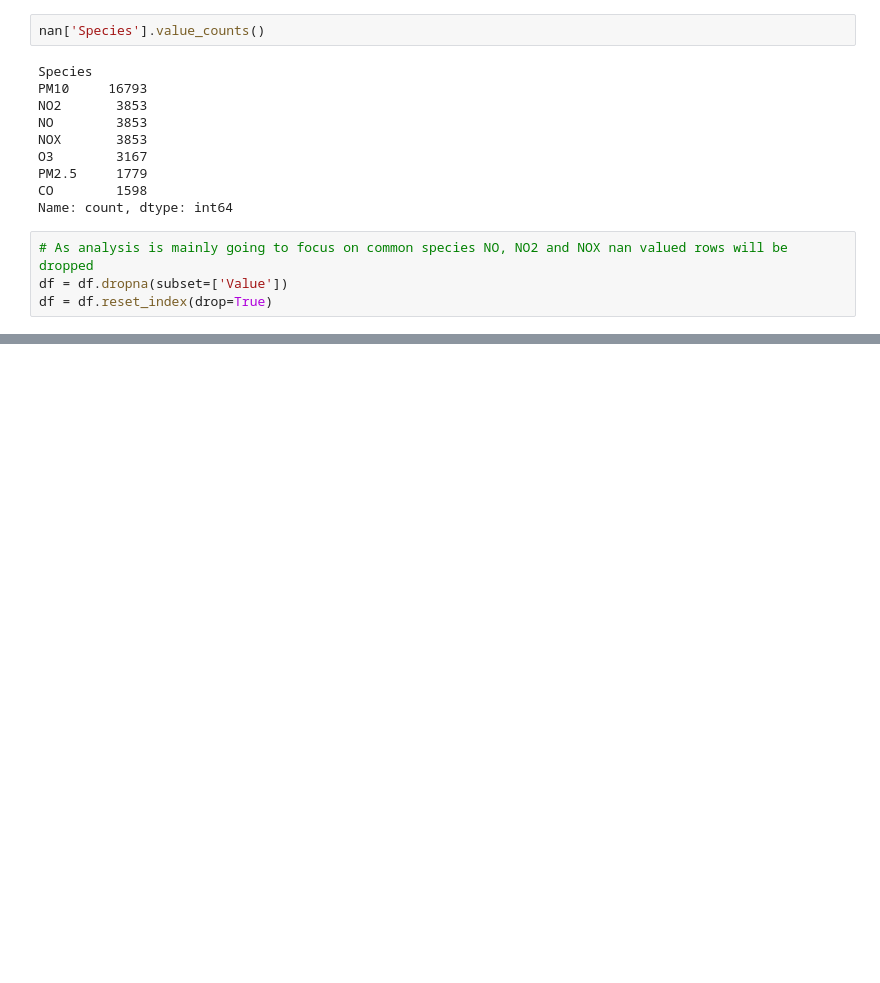
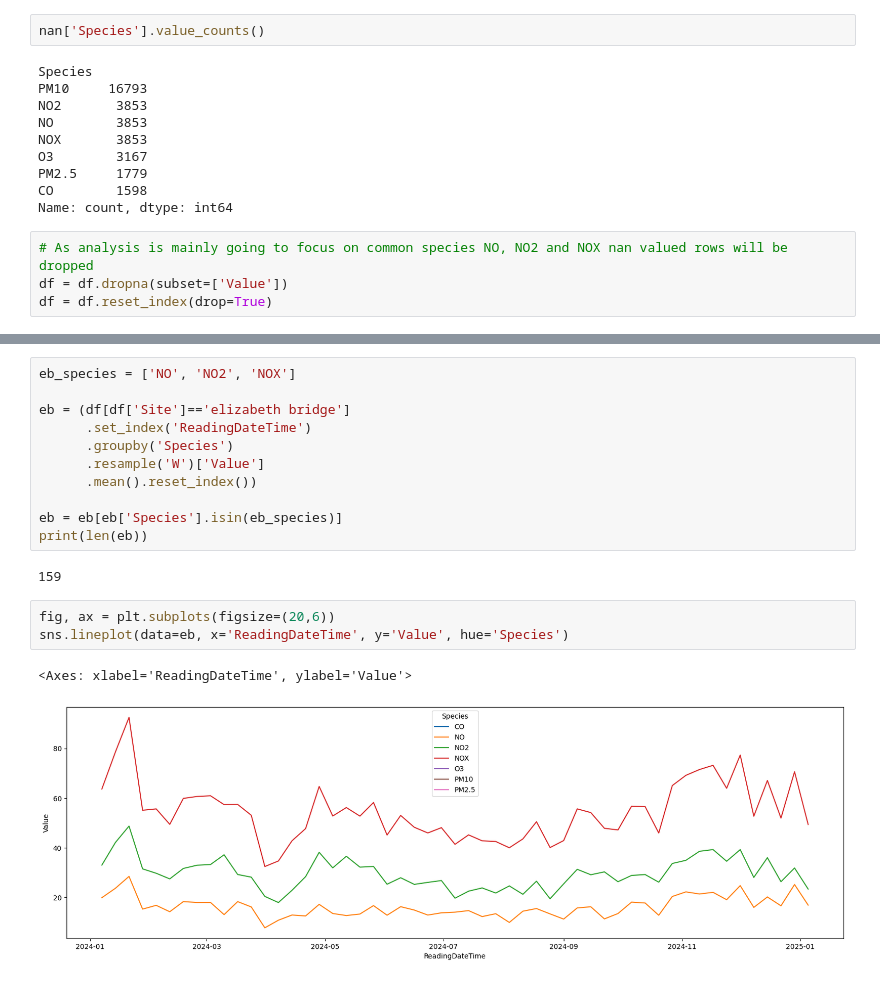
Before and after one commit to trow-land/Data-Science, a Jupyter notebook: Westminster Pollution/notebooks/explore_data.ipynb, the cells around one changed output, grey strips where cells are left out. Saved outputs shown, nothing was run; the diff lists cells and outputs as text; blank space fills up the shorter version.

Commit message:
elizabeth bridge no plot

```diff
--- a/Westminster Pollution/notebooks/explore_data.ipynb
+++ b/Westminster Pollution/notebooks/explore_data.ipynb
@@ -196,0 +197,19 @@ See the caveats in the documentation: https://pandas.pydata.org/pandas-docs/stab
+# %%
+eb_species = ['NO', 'NO2', 'NOX']
+
+eb = (df[df['Site']=='elizabeth bridge']
+      .set_index('ReadingDateTime')
+      .groupby('Species')
+      .resample('W')['Value']
+      .mean().reset_index())
+
+eb = eb[eb['Species'].isin(eb_species)]
+print(len(eb))
+# %% [output]
+159
+# %%
+fig, ax = plt.subplots(figsize=(20,6))
+sns.lineplot(data=eb, x='ReadingDateTime', y='Value', hue='Species')
+# %% [output]
+<Axes: xlabel='ReadingDateTime', ylabel='Value'>
+[figure, added]
```
Also changed, not shown: parts of 5 cells of this notebook.
